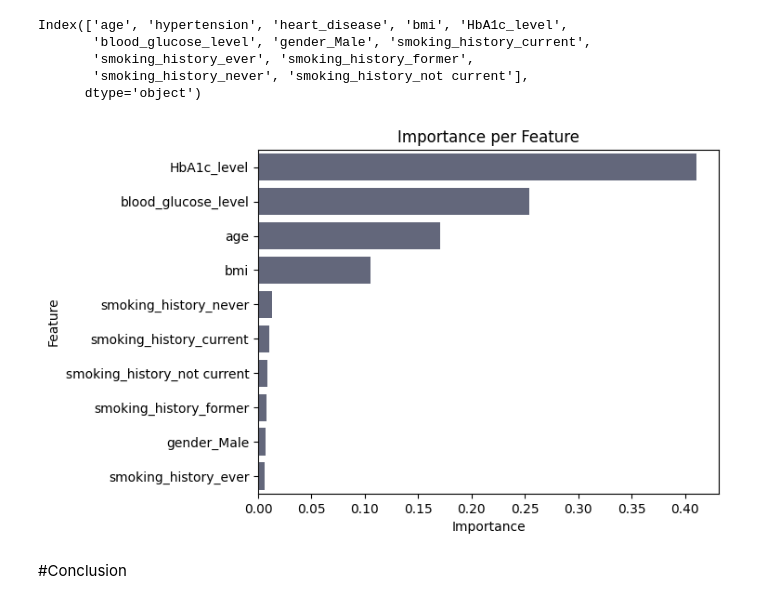
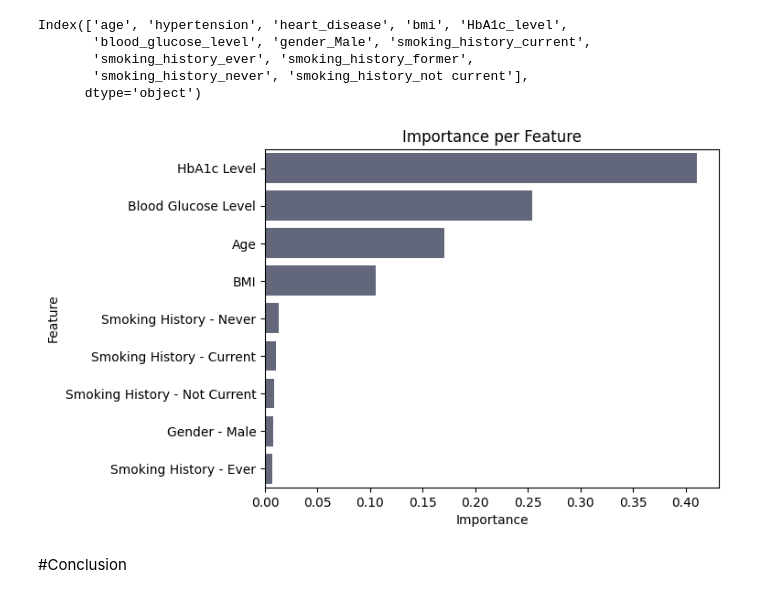
Before and after one commit to heathlikethecandybar/phase_5, a Jupyter notebook: phase_5_notebook.ipynb, the cells around one changed output. Cells and saved outputs as stored; diff of their text form; code cells hidden in the pictures.

```diff
--- a/phase_5_notebook.ipynb
+++ b/phase_5_notebook.ipynb
@@ -2368,19 +2412,24 @@ Index(['age', 'hypertension', 'heart_disease', 'bmi', 'HbA1c_level',
        'smoking_history_never', 'smoking_history_not current'],
       dtype='object')
 # %%
-#visualize our Feature importances
-
+# Visualize our feature importances
 feature_imp_rf = pd.DataFrame(pd.Series(best_RF.estimator.steps[2][1].feature_importances_, index=df_X_train_copy.columns).sort_values(ascending=False))
-feature_imp_rf = feature_imp_rf.head(10)
+feature_imp_rf = feature_imp_rf.head(9)
 feature_imp_rf['index'] = feature_imp_rf.index
 feature_imp_rf.head()
 
 ax = sns.barplot(x=feature_imp_rf[0], y=feature_imp_rf['index'], data=feature_imp_rf, color=pal[2])
 ax.set_xlabel('Importance')
 ax.set_ylabel('Feature')
-ax.set_title('Importance per Feature');
+ax.set_title('Importance per Feature')
+
+# Update the labels on the y-axis
+labels = ['HbA1c Level', 'Blood Glucose Level', 'Age', 'BMI', 'Smoking History - Never', 'Smoking History - Current', 'Smoking History - Not Current', 'Gender - Male', 'Smoking History - Ever']
+ax.set_yticklabels(labels)
+
+plt.show()
 # %% [output]
-[figure, old version]
+[figure, new version]
 # %% [markdown]
 #Conclusion
 # %% [markdown]
```
Also changed, not shown: parts of 27 cells of this notebook.
